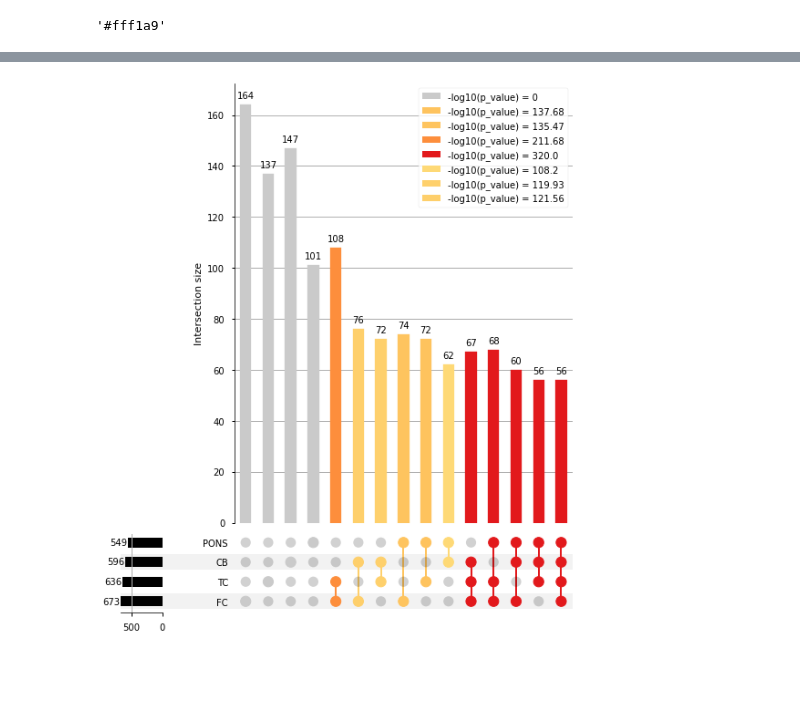
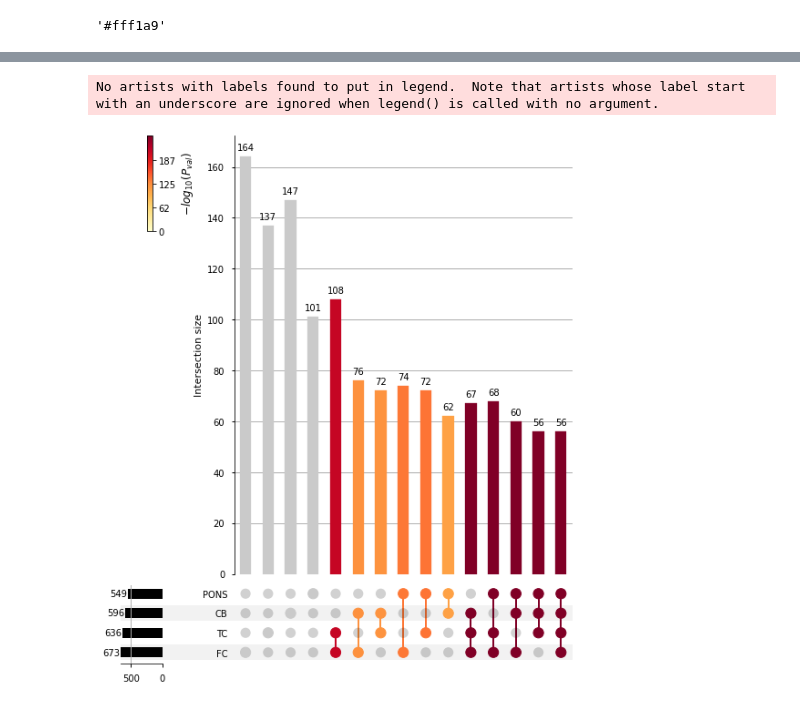
Before and after one commit to theislab/superexacttestpy, a Jupyter notebook: notebook/07_plot.ipynb, the cells around one changed output, grey strips where cells are left out. Drawn from its saved outputs; the diff is of its cells as text; code cells hidden in the pictures; blank space fills up the shorter version.

Commit message:
adding a custom colorbar with continuous ranges on the left side of the scatter. Remove categorical colorbar.

```diff
--- a/notebook/07_plot.ipynb
+++ b/notebook/07_plot.ipynb
@@ -25,7 +26,8 @@ stest.pl.plot(data,total,data_name,degree=-1)
 # %%
-stest.pl.plot(data,total,data_name,degree=-1,background_color="seaborn-notebook")
+stest.pl.plot(data,total,data_name,degree=-1,background_color="seaborn-notebook", vmax=250)
 # %% [output]
+No artists with labels found to put in legend.  Note that artists whose label start with an underscore are ignored when legend() is called with no argument.
-[figure, old version]
+[figure, new version]
 # %%
 stest.pl.plot(data,total,data_name,degree=-1,sort_by="degree",show_count=True,orientation="horizontal",color_p_val=True,size=(10,5))
 # %% [output]
```
Also changed, not shown: parts of 5 cells of this notebook, 1 other file.
